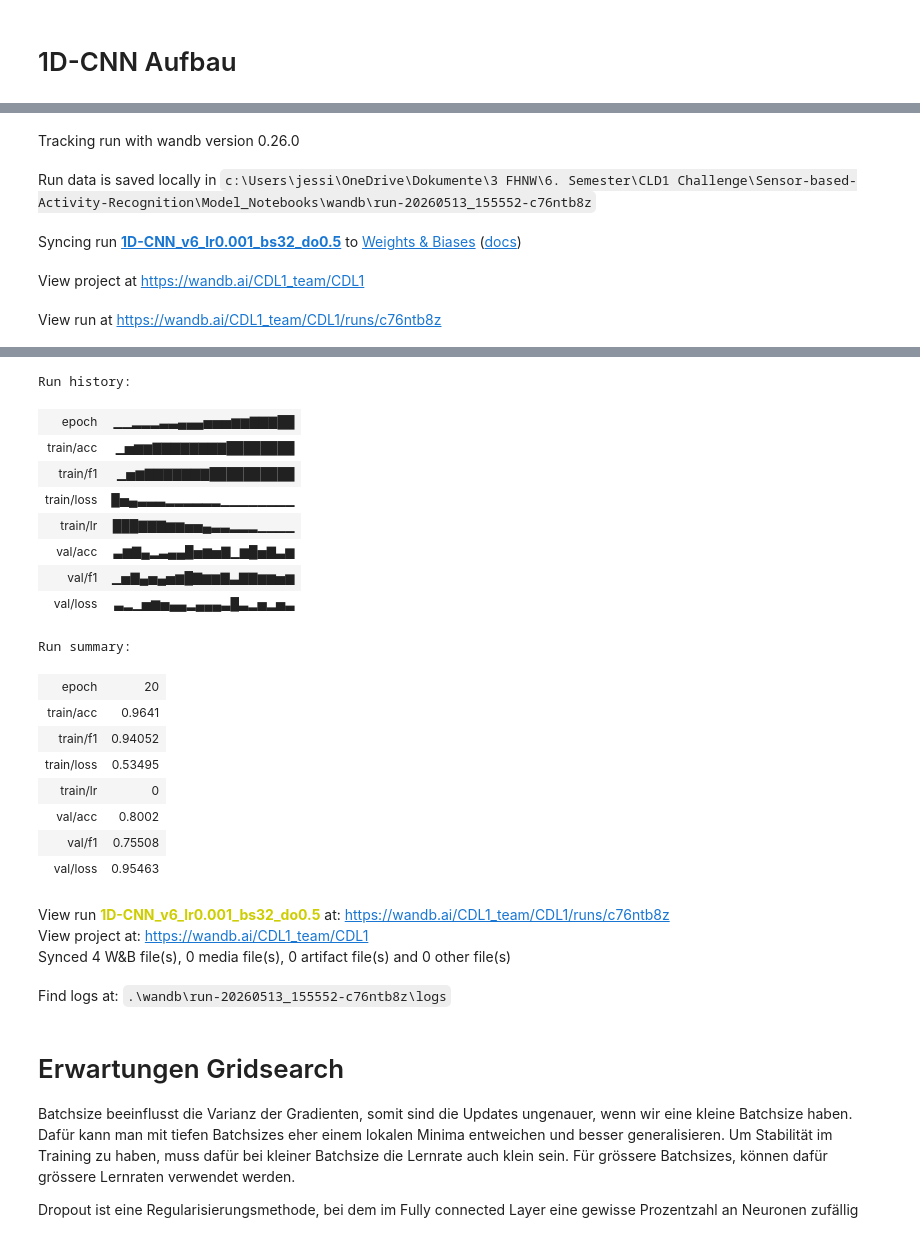
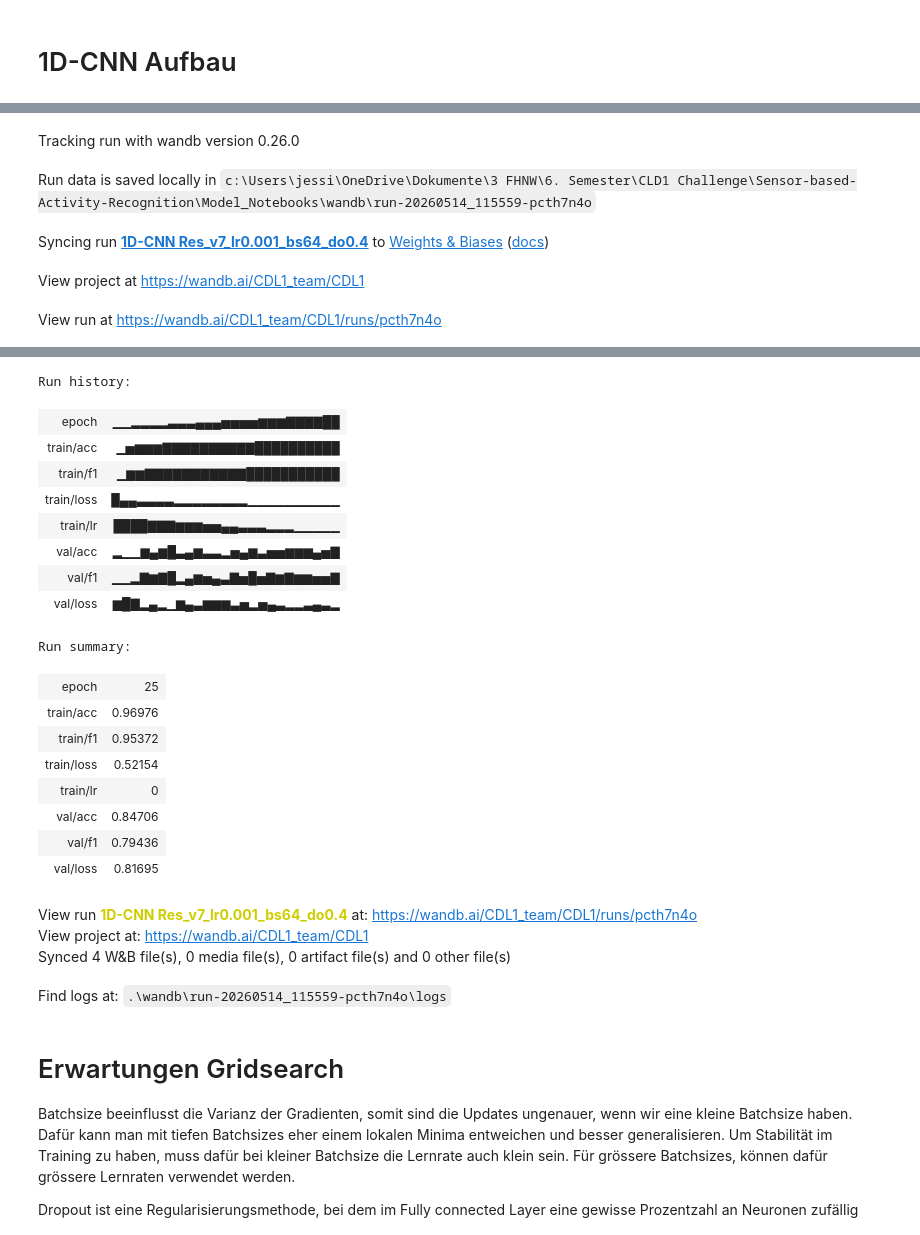
Before and after one commit to raphaelschuepbach/Sensor-based-Activity-Recognition, a Jupyter notebook: Model_Notebooks/Deep_Learning.ipynb, the cells around one changed output, grey strips where cells are left out. Saved outputs shown, nothing was run; the diff lists cells and outputs as text; code cells hidden in the pictures.

```diff
--- a/Model_Notebooks/Deep_Learning.ipynb
+++ b/Model_Notebooks/Deep_Learning.ipynb
@@ -179,4 +180,11 @@ Die Bezeichnungen der Durchläufe haben sich im Laufe der Zeit geändert: 1D-CNN
 # %%
+def set_seed(seed=42):
+    torch.manual_seed(seed)
+    torch.cuda.manual_seed_all(seed)
+    np.random.seed(seed)
+    torch.backends.cudnn.deterministic = True
+    torch.backends.cudnn.benchmark = False
+
 def evaluate(model, loader, criterion, device):
     """
     Gibt loss, accuracy und f1-macro für einen DataLoader zurück.
@@ -394,57 +402,59 @@ def train(config, train_ds, test_ds, device, project="CDL1", model_class=CNN1D_R
 
     return model, history
 # %%
+set_seed(42)
+
 # windowing_size und step_size sind im sliding window der Datenbearbeitung vorhanden und dienen nur der Dokumentation
 config = {
-    "model": "1D-CNN_v6",
+    "model": "1D-CNN Res_v7",
     "window_size": 100,
     "step_size": 50,
-    "batch_size": 32,
+    "batch_size": 64,
     "lr": 0.001,
-    "epochs": 20,
+    "epochs": 25,
     "n_features": 13,
     "n_classes": len(le.classes_),
-    "dropout": 0.5
+    "dropout": 0.4
 }
 
 model, history = train(
     config = config,
     train_ds = train_ds,
     test_ds = test_ds,
     device = device,
     project = "CDL1",
     model_class= CNN1D_Residual
 )
 # %% [output]
 [interactive output not drawn]
 Tracking run with wandb version 0.26.0
-Run data is saved locally in c:\Users\jessi\OneDrive\Dokumente\3 FHNW\6. Semester\CLD1 Challenge\Sensor-based-Activity-Recognition\Model_Notebooks\wandb\run-20260513_155552-c76ntb8z
+Run data is saved locally in c:\Users\jessi\OneDrive\Dokumente\3 FHNW\6. Semester\CLD1 Challenge\Sensor-based-Activity-Recognition\Model_Notebooks\wandb\run-20260514_115559-pcth7n4o
-Syncing run 1D-CNN_v6_lr0.001_bs32_do0.5 to Weights & Biases (docs)
+Syncing run 1D-CNN Res_v7_lr0.001_bs64_do0.4 to Weights & Biases (docs)
 View project at https://wandb.ai/CDL1_team/CDL1
-View run at https://wandb.ai/CDL1_team/CDL1/runs/c76ntb8z
+View run at https://wandb.ai/CDL1_team/CDL1/runs/pcth7n4o
 [interactive output not drawn]
 Run history:
-| epoch | ▁▁▂▂▂▃▃▄▄▄▅▅▅▆▆▇▇▇██ |
-| train/acc | ▁▅▆▆▇▇▇▇▇▇▇▇████████ |
-| train/f1 | ▁▅▆▇▇▇▇▇▇▇██████████ |
-| train/loss | █▅▄▃▃▃▂▂▂▂▂▂▁▁▁▁▁▁▁▁ |
-| train/lr | ███▇▇▇▆▆▅▅▄▃▃▂▂▂▁▁▁▁ |
-| val/acc | ▃▆▇▄▂▃▄▄█▅▆▅▇▁▆█▅▇▃▆ |
-| val/f1 | ▁▅▇▄▅▄▅▆█▇▆▆▇▃▇▇▆▆▅▆ |
-| val/loss | ▃▂▁▅▆▅▄▄▂▄▄▄▃█▃▂▅▂▅▃ |
+| epoch | ▁▁▂▂▂▂▃▃▃▄▄▄▅▅▅▅▆▆▆▇▇▇▇██ |
+| train/acc | ▁▅▆▆▆▇▇▇▇▇▇▇▇▇▇██████████ |
+| train/f1 | ▁▆▆▇▇▇▇▇▇▇▇▇▇▇███████████ |
+| train/loss | █▄▄▃▃▃▃▂▂▂▂▂▂▂▂▁▁▁▁▁▁▁▁▁▁ |
+| train/lr | ████▇▇▇▆▆▆▅▅▄▄▃▃▃▂▂▂▁▁▁▁▁ |
+| val/acc | ▂▁▁▆▄▆█▃▄▆▃▃▂▅▄▆▃▅▅▆▆▆▄▅▇ |
+| val/f1 | ▁▁▂▇▆▇█▂▄▆▅▄▃▇▅█▅▇▆▇▆▆▅▅▇ |
+| val/loss | ▆█▇▂▄▂▁▆▄▃▆▆▆▃▅▂▅▄▃▂▂▃▄▃▂ |
 Run summary:
-| epoch | 20 |
-| train/acc | 0.9641 |
-| train/f1 | 0.94052 |
-| train/loss | 0.53495 |
+| epoch | 25 |
+| train/acc | 0.96976 |
+| train/f1 | 0.95372 |
+| train/loss | 0.52154 |
 | train/lr | 0 |
-| val/acc | 0.8002 |
-| val/f1 | 0.75508 |
-| val/loss | 0.95463 |
+| val/acc | 0.84706 |
+| val/f1 | 0.79436 |
+| val/loss | 0.81695 |
-View run 1D-CNN_v6_lr0.001_bs32_do0.5 at: https://wandb.ai/CDL1_team/CDL1/runs/c76ntb8z
+View run 1D-CNN Res_v7_lr0.001_bs64_do0.4 at: https://wandb.ai/CDL1_team/CDL1/runs/pcth7n4o
 View project at: https://wandb.ai/CDL1_team/CDL1
 Synced 4 W&B file(s), 0 media file(s), 0 artifact file(s) and 0 other file(s)
-Find logs at: .\wandb\run-20260513_155552-c76ntb8z\logs
+Find logs at: .\wandb\run-20260514_115559-pcth7n4o\logs
 # %% [markdown]
 # Erwartungen Gridsearch
 
```
Also changed, not shown: parts of 20 cells of this notebook, 4 other files.
